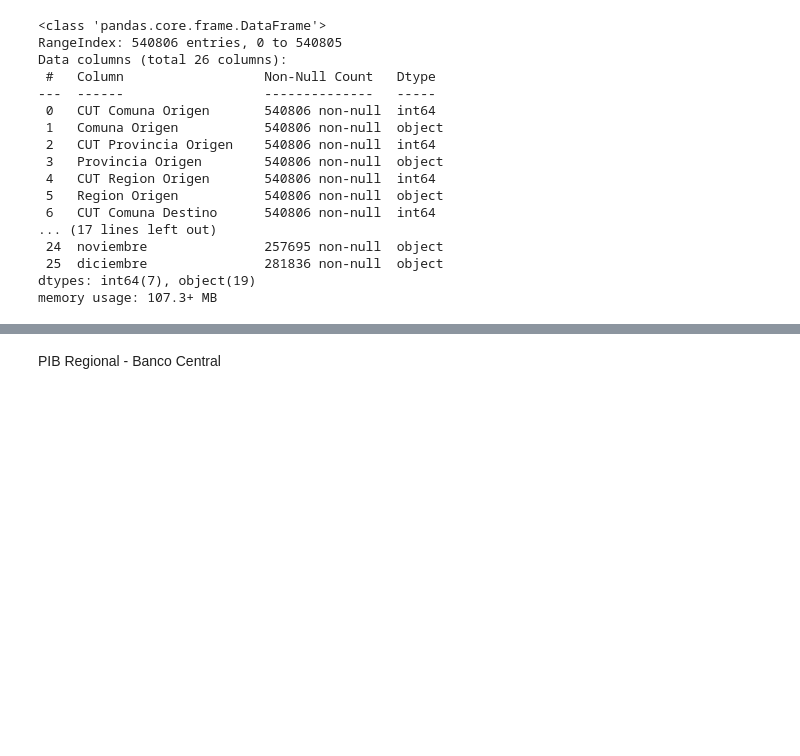
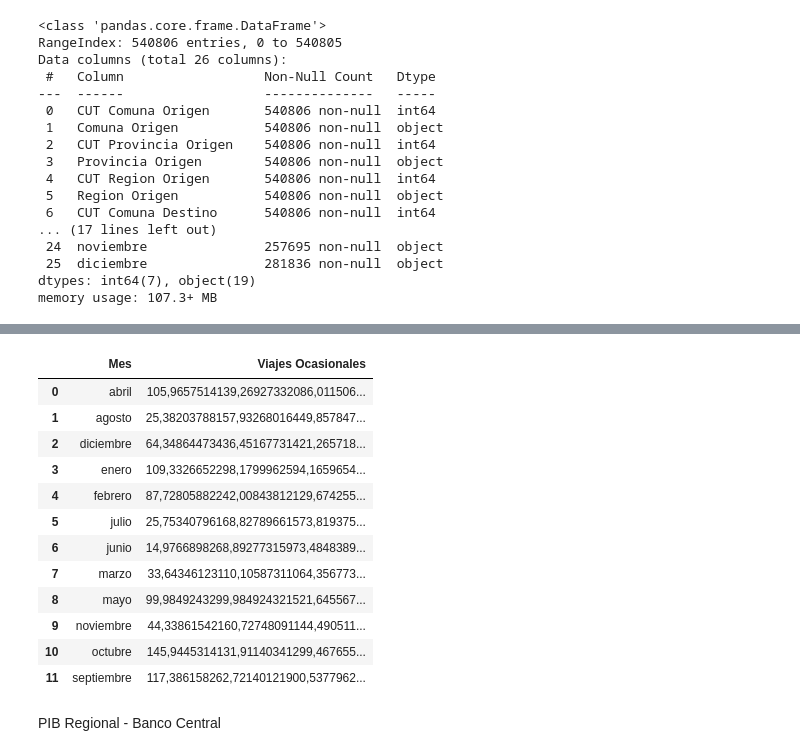
Before and after one commit to bartowen/Tour_Data_Pro, a Jupyter notebook: src/explore.ipynb, the cells around one changed output, grey strips where cells are left out. Drawn from its saved outputs; the diff is of its cells as text; code cells hidden in the pictures; blank space fills up the shorter version.

```diff
--- a/src/explore.ipynb
+++ b/src/explore.ipynb
@@ -114,3 +184,38 @@ df_aplanado.shape
+# %%
+# Sumar total de viajes ocasionales por mes.
+
+total_viajes_por_mes = df_aplanado.groupby('Mes')['Viajes Ocasionales'].sum().reset_index()
+
+meses = {
+    'enero': 1,
+    'febrero': 2,
+    'marzo': 3,
+    'abril': 4,
+    'mayo': 5,
+    'junio': 6,
+    'julio': 7,
+    'agosto': 8,
+    'septiembre': 9,
+    'octubre': 10,
+    'noviembre': 11,
+    'diciembre': 12
+}
+
+total_viajes_por_mes
+# %% [output]
+|  | Mes | Viajes Ocasionales |
+| 0 | abril | 105,9657514139,26927332086,011506... |
+| 1 | agosto | 25,38203788157,93268016449,857847... |
+| 2 | diciembre | 64,34864473436,45167731421,265718... |
+| 3 | enero | 109,3326652298,1799962594,1659654... |
+| 4 | febrero | 87,72805882242,00843812129,674255... |
+| 5 | julio | 25,75340796168,82789661573,819375... |
+| 6 | junio | 14,9766898268,89277315973,4848389... |
+| 7 | marzo | 33,64346123110,10587311064,356773... |
+| 8 | mayo | 99,9849243299,984924321521,645567... |
+| 9 | noviembre | 44,33861542160,72748091144,490511... |
+| 10 | octubre | 145,9445314131,91140341299,467655... |
+| 11 | septiembre | 117,386158262,72140121900,5377962... |
 # %% [markdown]
 PIB Regional - Banco Central
 # %%
```
Also changed, not shown: parts of 9 cells of this notebook, 1 other file.
